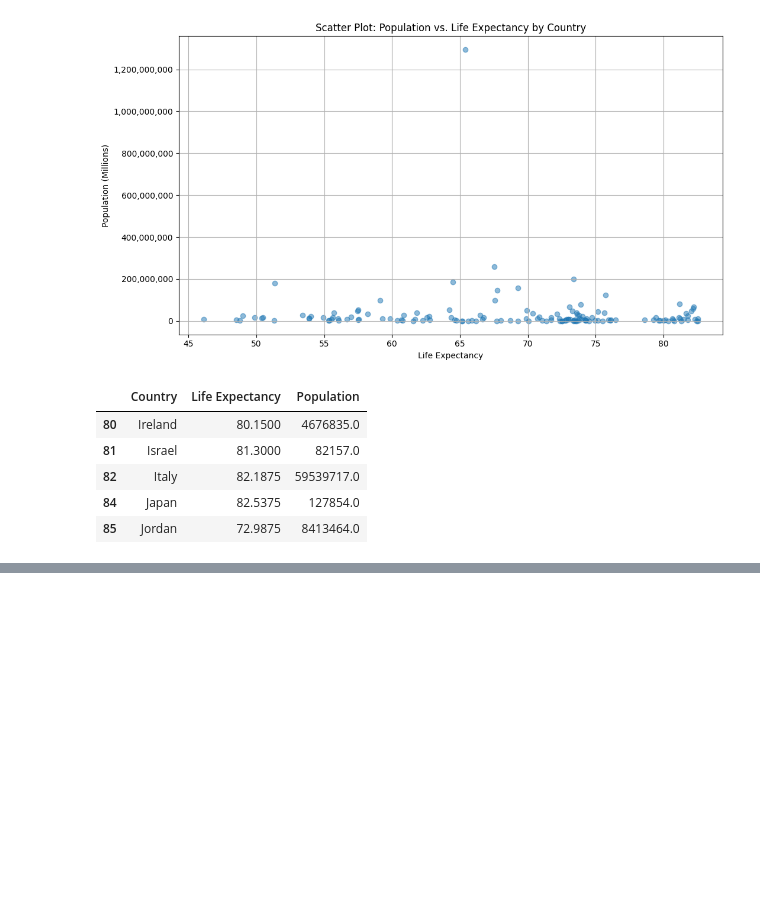
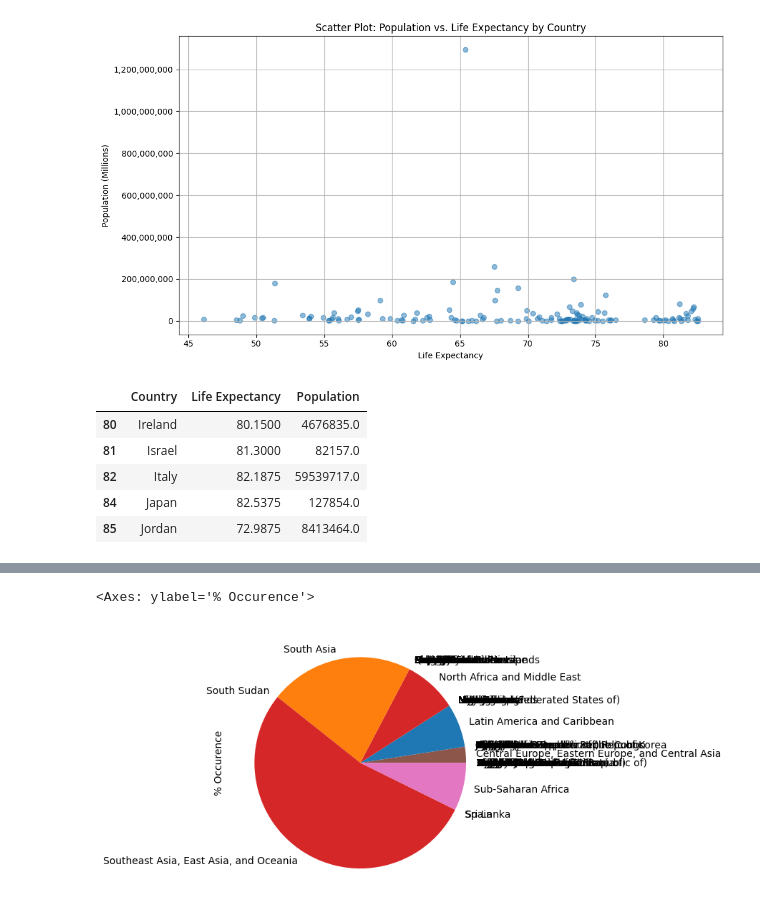
Before and after one commit to JNorthData/Life_Expectancy, a Jupyter notebook: life-expectancy.ipynb, the cells around one changed output, grey strips where cells are left out. Cells and saved outputs as stored; diff of their text form; code cells hidden in the pictures; blank space fills up the shorter version.

```diff
--- a/life-expectancy.ipynb
+++ b/life-expectancy.ipynb
@@ -247,0 +739,6 @@ plt.show()
+# %%
+test = cancer_cleaned_df[cancer_cleaned_df["Disease"] == "Total cancers"]
+non=test[test["Country"].isin(["Low SDI", "Low-middle SDI", "High SDI", "High-income", "Non-high SDI", "High-middle SDI",
+                              "Middle SDI", "Suriname", "Trinidad and Tobago", "Morocco", "Saint Vincent and the Grenadines",
+                              "United States Virgin Islands"])==False]
+non
@@ -247,0 +759,7 @@ plt.show()
+# %%
+
+chart = non.groupby(["Country"]).mean()["% Occurence"]
+chart.plot(kind = "pie")
+# %% [output]
+<Axes: ylabel='% Occurence'>
+[figure, added]
```
Also changed, not shown: parts of 49 cells of this notebook, 5 other files.
